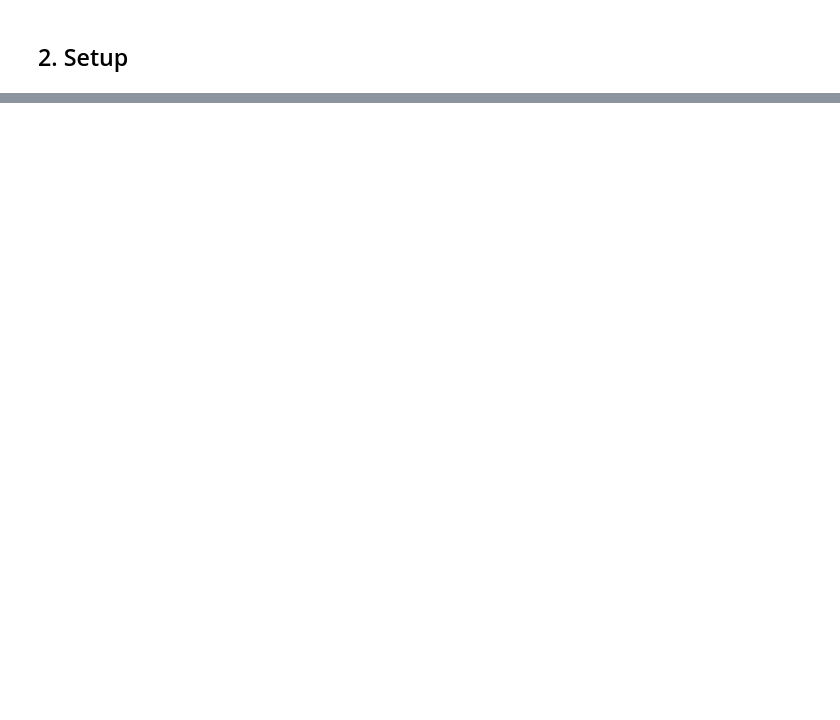
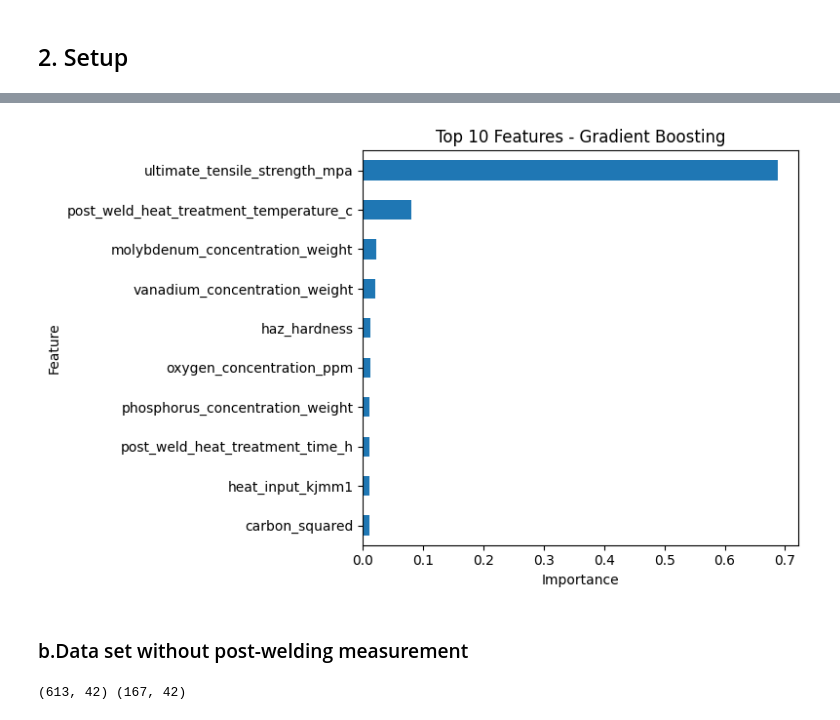
Before and after one commit to KarinaMusina44/weld-quality-prediction, a Jupyter notebook: Model-training.ipynb, the cells around one changed output, grey strips where cells are left out. Saved outputs shown, nothing was run; the diff lists cells and outputs as text; code cells hidden in the pictures; blank space fills up the shorter version.

Commit message:
Notebook Model-training (methodes supervisees) fini

```diff
--- a/Model-training.ipynb
+++ b/Model-training.ipynb
@@ -163,6 +190,2 @@ def compare_models(X_train, X_test, y_train, y_test, target_name='Target'):
     return results_df, predictions
-# %%
-results_df, predictions = compare_models(
-    X_train, X_test, y_train, y_test, target_name='yield_strength_mpa'
-)
 # %% [markdown]
@@ -192,10 +213,20 @@ interpret_results(results_df, 'yield_strength_mpa')
 # %%
-# Feature importance
-best_model_name = results_df.iloc[0]['Model']
-model = get_models()[best_model_name]
-model.fit(X_train, y_train)
+def plot_top_features(results_df, X_train, y_train, top_n=10):
+    """
+    Plots the top feature importances for the best model.
+    """
+    best_model_name = results_df.iloc[0]['Model']
+    model = get_models()[best_model_name]
 
-importances = pd.Series(model.feature_importances_, index=X.columns)
-importances.nlargest(10).plot(kind='barh', figsize=(8,5))
-plt.title(f"Top Features - {best_model_name}")
-plt.show()
+    model.fit(X_train, y_train)
+
+    importances = pd.Series(model.feature_importances_, index=X_train.columns)
+
+    # Plot top features
+    importances.nlargest(top_n).plot(kind='barh', figsize=(8,5))
+    plt.title(f"Top {top_n} Features - {best_model_name}")
+    plt.xlabel("Importance")
+    plt.ylabel("Feature")
+    plt.gca().invert_yaxis()
+    plt.tight_layout()
+    plt.show()
@@ -201,0 +237,6 @@ plt.show()
+# %%
+X_train_all_features = X_train_without_nan.copy()
+
+X_test_all_features = X_test_without_nan.copy()
+# %%
+results_df, predictions= compare_models(X_train_all_features, X_test_all_features, y_train_without_nan, y_test_without_nan, target_name='Yield_Strength')
@@ -201,0 +273,29 @@ plt.show()
+# %%
+plot_top_features(results_df, X_train_all_features, y_train_without_nan)
+# %% [output]
+[figure, added]
+# %% [markdown]
+### b.Data set without post-welding measurement
+# %%
+# Post-weld measurement columns to be removed
+post_weld_measurement= [
+    "ultimate_tensile_strength_mpa",
+    "elongation_percent",
+    "reduction_of_area_percent",
+    "charpy_temperature_c",
+    "charpy_impact_toughness_j",
+    "haz_hardness"
+]
+
+# Remove these columns from the training and test set
+X_train_pre_and_during_weld = X_train_all_features.drop(
+    columns=[c for c in post_weld_measurement if c in X_train_all_features]
+)
+
+X_test_pre_and_during_weld = X_test_all_features.drop(
+    columns=[c for c in post_weld_measurement if c in X_test_all_features.columns]
+)
+
+print(X_train_pre_and_during_weld.shape, X_test_pre_and_during_weld.shape)
+# %% [output]
+(613, 42) (167, 42)
```
Also changed, not shown: parts of 22 cells of this notebook.
